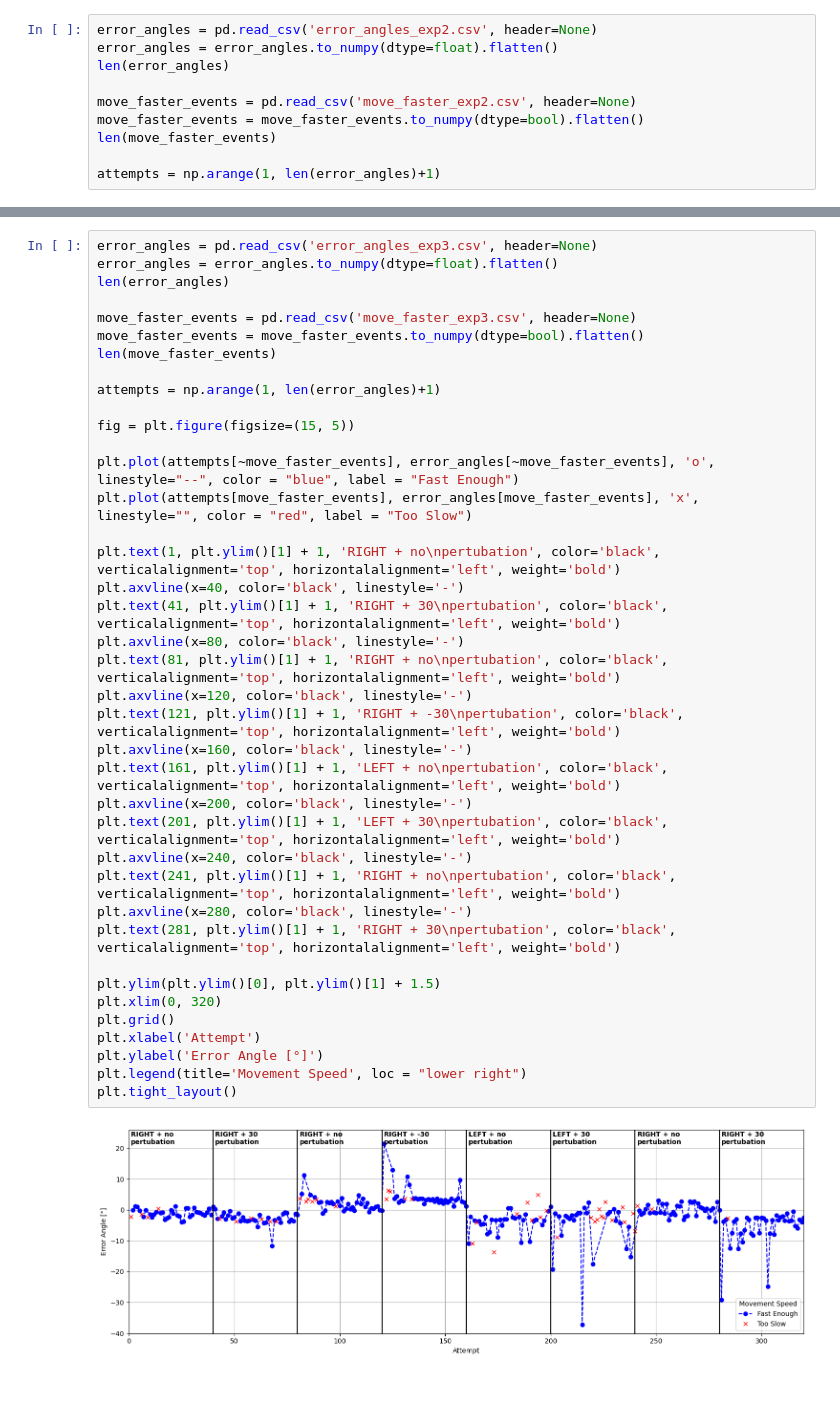
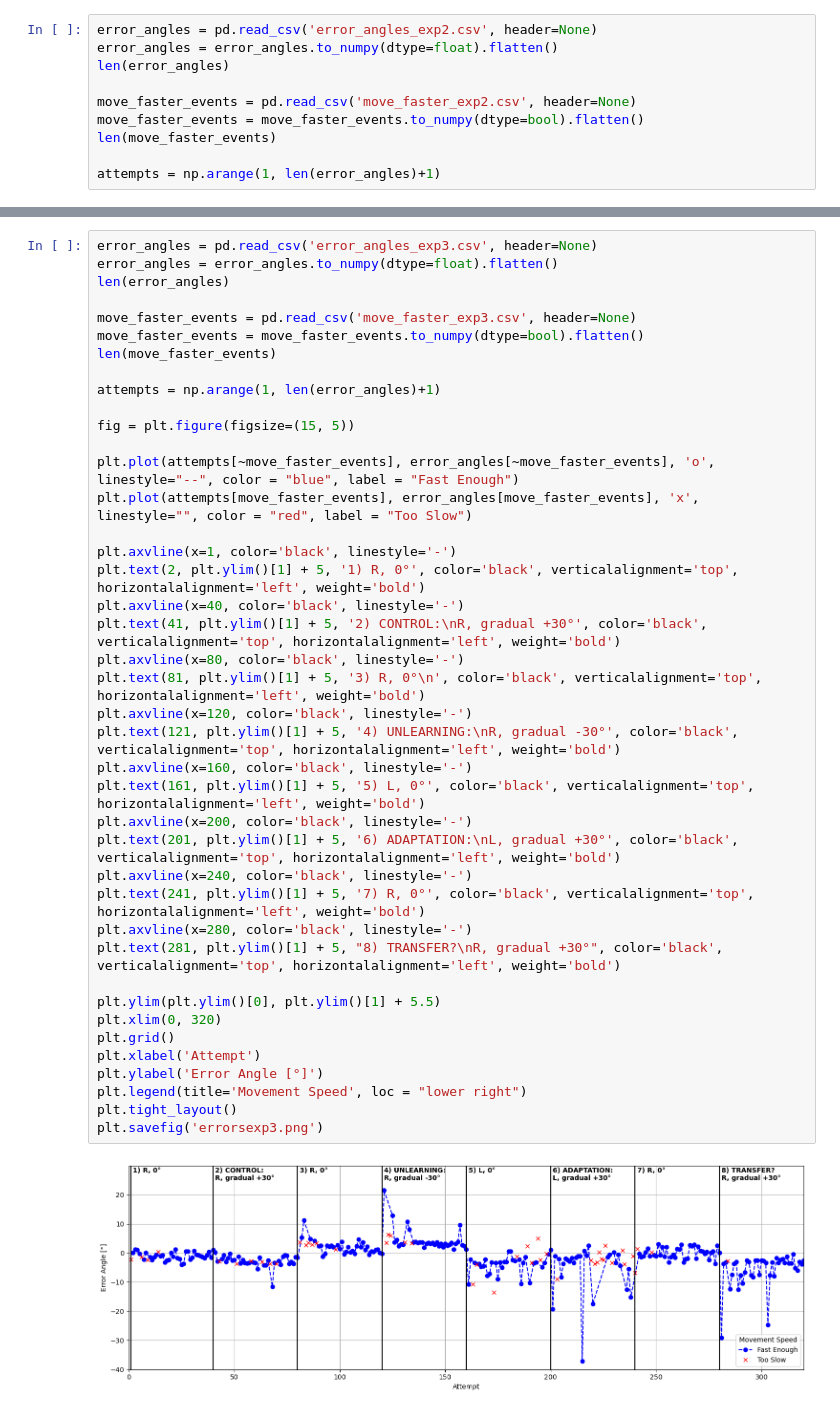
Before and after one commit to m-abbas-ansari/Neural-Modelling-24, a Jupyter notebook: Reaching Task/analysis.ipynb, the cells around one changed output, grey strips where cells are left out. Drawn from its saved outputs; the diff is of its cells as text.

```diff
--- a/Reaching Task/analysis.ipynb
+++ b/Reaching Task/analysis.ipynb
@@ -47,40 +47,42 @@ plt.tight_layout()
 error_angles = pd.read_csv('error_angles_exp3.csv', header=None)
 error_angles = error_angles.to_numpy(dtype=float).flatten()
 len(error_angles)
 
 move_faster_events = pd.read_csv('move_faster_exp3.csv', header=None)
 move_faster_events = move_faster_events.to_numpy(dtype=bool).flatten()
 len(move_faster_events)
 
 attempts = np.arange(1, len(error_angles)+1)
 
 fig = plt.figure(figsize=(15, 5))
 
 plt.plot(attempts[~move_faster_events], error_angles[~move_faster_events], 'o', linestyle="--", color = "blue", label = "Fast Enough")
 plt.plot(attempts[move_faster_events], error_angles[move_faster_events], 'x', linestyle="", color = "red", label = "Too Slow")
 
-plt.text(1, plt.ylim()[1] + 1, 'RIGHT + no\npertubation', color='black', verticalalignment='top', horizontalalignment='left', weight='bold')
+plt.axvline(x=1, color='black', linestyle='-')
+plt.text(2, plt.ylim()[1] + 5, '1) R, 0°', color='black', verticalalignment='top', horizontalalignment='left', weight='bold')
 plt.axvline(x=40, color='black', linestyle='-')
-plt.text(41, plt.ylim()[1] + 1, 'RIGHT + 30\npertubation', color='black', verticalalignment='top', horizontalalignment='left', weight='bold')
+plt.text(41, plt.ylim()[1] + 5, '2) CONTROL:\nR, gradual +30°', color='black', verticalalignment='top', horizontalalignment='left', weight='bold')
 plt.axvline(x=80, color='black', linestyle='-')
-plt.text(81, plt.ylim()[1] + 1, 'RIGHT + no\npertubation', color='black', verticalalignment='top', horizontalalignment='left', weight='bold')
+plt.text(81, plt.ylim()[1] + 5, '3) R, 0°\n', color='black', verticalalignment='top', horizontalalignment='left', weight='bold')
 plt.axvline(x=120, color='black', linestyle='-')
-plt.text(121, plt.ylim()[1] + 1, 'RIGHT + -30\npertubation', color='black', verticalalignment='top', horizontalalignment='left', weight='bold')
+plt.text(121, plt.ylim()[1] + 5, '4) UNLEARNING:\nR, gradual -30°', color='black', verticalalignment='top', horizontalalignment='left', weight='bold')
 plt.axvline(x=160, color='black', linestyle='-')
-plt.text(161, plt.ylim()[1] + 1, 'LEFT + no\npertubation', color='black', verticalalignment='top', horizontalalignment='left', weight='bold')
+plt.text(161, plt.ylim()[1] + 5, '5) L, 0°', color='black', verticalalignment='top', horizontalalignment='left', weight='bold')
 plt.axvline(x=200, color='black', linestyle='-')
-plt.text(201, plt.ylim()[1] + 1, 'LEFT + 30\npertubation', color='black', verticalalignment='top', horizontalalignment='left', weight='bold')
+plt.text(201, plt.ylim()[1] + 5, '6) ADAPTATION:\nL, gradual +30°', color='black', verticalalignment='top', horizontalalignment='left', weight='bold')
 plt.axvline(x=240, color='black', linestyle='-')
-plt.text(241, plt.ylim()[1] + 1, 'RIGHT + no\npertubation', color='black', verticalalignment='top', horizontalalignment='left', weight='bold')
+plt.text(241, plt.ylim()[1] + 5, '7) R, 0°', color='black', verticalalignment='top', horizontalalignment='left', weight='bold')
 plt.axvline(x=280, color='black', linestyle='-')
-plt.text(281, plt.ylim()[1] + 1, 'RIGHT + 30\npertubation', color='black', verticalalignment='top', horizontalalignment='left', weight='bold')
+plt.text(281, plt.ylim()[1] + 5, "8) TRANSFER?\nR, gradual +30°", color='black', verticalalignment='top', horizontalalignment='left', weight='bold')
 
-plt.ylim(plt.ylim()[0], plt.ylim()[1] + 1.5)
+plt.ylim(plt.ylim()[0], plt.ylim()[1] + 5.5)
 plt.xlim(0, 320)
 plt.grid()
 plt.xlabel('Attempt')
 plt.ylabel('Error Angle [°]')
 plt.legend(title='Movement Speed', loc = "lower right")
 plt.tight_layout()
+plt.savefig('errorsexp3.png')
 # %% [output]
-[figure, old version]
+[figure, new version]
```
Also changed, not shown: parts of 1 cell of this notebook, 5 other files.
